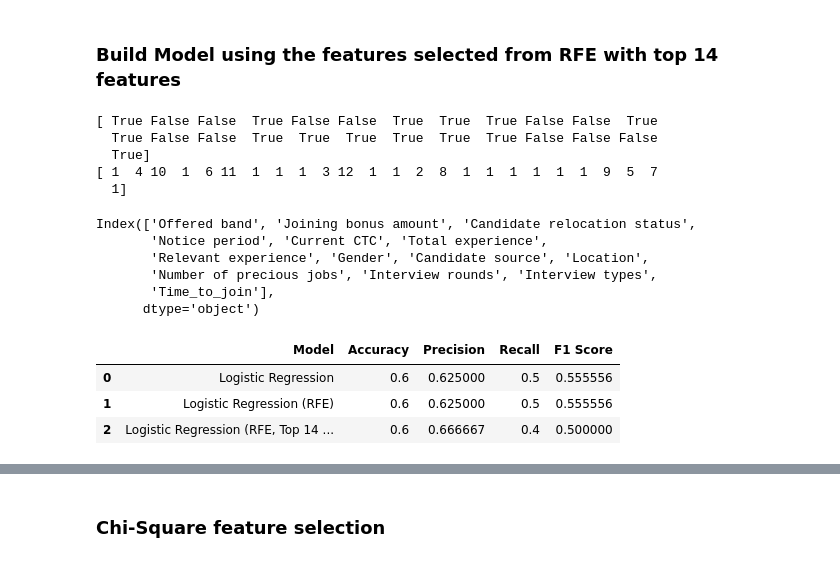
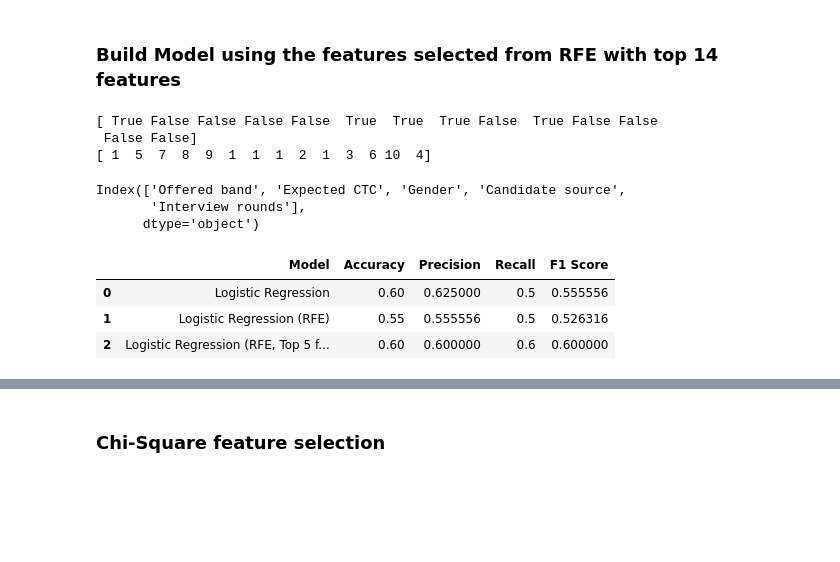
Before and after one commit to karunyads/MiniProject-FE, a Jupyter notebook: FE_PROJECT1_06.ipynb, the cells around one changed output, grey strips where cells are left out. Cells and saved outputs as stored; diff of their text form; code cells hidden in the pictures; blank space fills up the shorter version.

```diff
--- a/FE_PROJECT1_06.ipynb
+++ b/FE_PROJECT1_06.ipynb
@@ -482,0 +490,2 @@ plt.show()
+# %%
+data = data.drop(["Percentage hike expected"], axis=1)
@@ -595,6 +611,8 @@ Chi-Square test for Offered band with Gender
 | B5 | 17 | 14 |
 | C6 | 24 | 18 |
 ... (99 outputs left out)
+# %%
+data = data.drop(["Current organization","Interview Types2","Candidate relocation status","Highest Educational Degree"], axis=1)
 # %%
 sns.pairplot(data)
 # %% [output]
@@ -654,14 +685,14 @@ df = data.copy()
 df['Offered band'] = df['Offered band'].astype('category').cat.codes
 df['LOB'] = df['LOB'].astype('category').cat.codes
 df['Joining location'] = df['Joining location'].astype('category').cat.codes
-df['Candidate relocation status'] = df['Candidate relocation status'].astype('category').cat.codes
-df['Current organization'] = df['Current organization'].astype('category').cat.codes
-df['Highest Educational Degree'] = df['Highest Educational Degree'].astype('category').cat.codes
+#df['Candidate relocation status'] = df['Candidate relocation status'].astype('category').cat.codes
+#df['Current organization'] = df['Current organization'].astype('category').cat.codes
+#df['Highest Educational Degree'] = df['Highest Educational Degree'].astype('category').cat.codes
 df['Gender'] = df['Gender'].astype('category').cat.codes
 df['Candidate source'] = df['Candidate source'].astype('category').cat.codes
 df['Location'] = df['Location'].astype('category').cat.codes
 df['Interview types'] = df['Interview types'].astype('category').cat.codes
-df['Interview Types2'] = df['Interview Types2'].astype('category').cat.codes
+#df['Interview Types2'] = df['Interview Types2'].astype('category').cat.codes
 # %%
 data.head()
 # %% [output]
@@ -821,7 +850,7 @@ Test Data Accuracy: 0.6000
 ### Build Model using the features selected from RFE with top 14 features
 # %%
 #Select best feature
-rfe = RFE(classifier, n_features_to_select=14)
+rfe = RFE(classifier, n_features_to_select=5)
 rfe = rfe.fit(X_train, y_train)
 
 #Summarize the selection of the attributes
@@ -829,39 +858,34 @@ print(rfe.support_)
 print(rfe.ranking_)
 X_train.columns[rfe.support_]
 # %% [output]
-[ True False False  True False False  True  True  True False False  True
-  True False False  True  True  True  True  True  True False False False
-  True]
-[ 1  4 10  1  6 11  1  1  1  3 12  1  1  2  8  1  1  1  1  1  1  9  5  7
-  1]
+[ True False False False False  True  True  True False  True False False
+ False False]
+[ 1  5  7  8  9  1  1  1  2  1  3  6 10  4]
-Index(['Offered band', 'Joining bonus amount', 'Candidate relocation status',
-       'Notice period', 'Current CTC', 'Total experience',
-       'Relevant experience', 'Gender', 'Candidate source', 'Location',
-       'Number of precious jobs', 'Interview rounds', 'Interview types',
-       'Time_to_join'],
+Index(['Offered band', 'Expected CTC', 'Gender', 'Candidate source',
+       'Interview rounds'],
       dtype='object')
 # %%
 # Fitting Model to the Training Set
 classifier = LogisticRegression(random_state=0, penalty= 'l2')
 classifier.fit(X_train[X_train.columns[rfe.support_]], y_train)
 
 # Predicting Test Set
 y_pred = classifier.predict(X_test[X_train.columns[rfe.support_]])
 acc = accuracy_score(y_test, y_pred)
 prec = precision_score(y_test, y_pred)
 rec = recall_score(y_test, y_pred)
 f1 = f1_score(y_test, y_pred)
 
-model_results = pd.DataFrame([['Logistic Regression (RFE, Top 14 features)', acc, prec, rec, f1]],
+model_results = pd.DataFrame([['Logistic Regression (RFE, Top 5 features)', acc, prec, rec, f1]],
                columns = ['Model', 'Accuracy', 'Precision', 'Recall', 'F1 Score'])
 
 results = results.append(model_results, ignore_index = True)
 results
 # %% [output]
 |  | Model | Accuracy | Precision | Recall | F1 Score |
-| 0 | Logistic Regression | 0.6 | 0.625000 | 0.5 | 0.555556 |
-| 1 | Logistic Regression (RFE) | 0.6 | 0.625000 | 0.5 | 0.555556 |
-| 2 | Logistic Regression (RFE, Top 14 ... | 0.6 | 0.666667 | 0.4 | 0.500000 |
+| 0 | Logistic Regression | 0.60 | 0.625000 | 0.5 | 0.555556 |
+| 1 | Logistic Regression (RFE) | 0.55 | 0.555556 | 0.5 | 0.526316 |
+| 2 | Logistic Regression (RFE, Top 5 f... | 0.60 | 0.600000 | 0.6 | 0.600000 |
 # %%
 cm = confusion_matrix(y_test, y_pred) # rows = truth, cols = prediction
 df_cm = pd.DataFrame(cm, index = (0, 1), columns = (0, 1))
```
Also changed, not shown: parts of 27 cells of this notebook.
